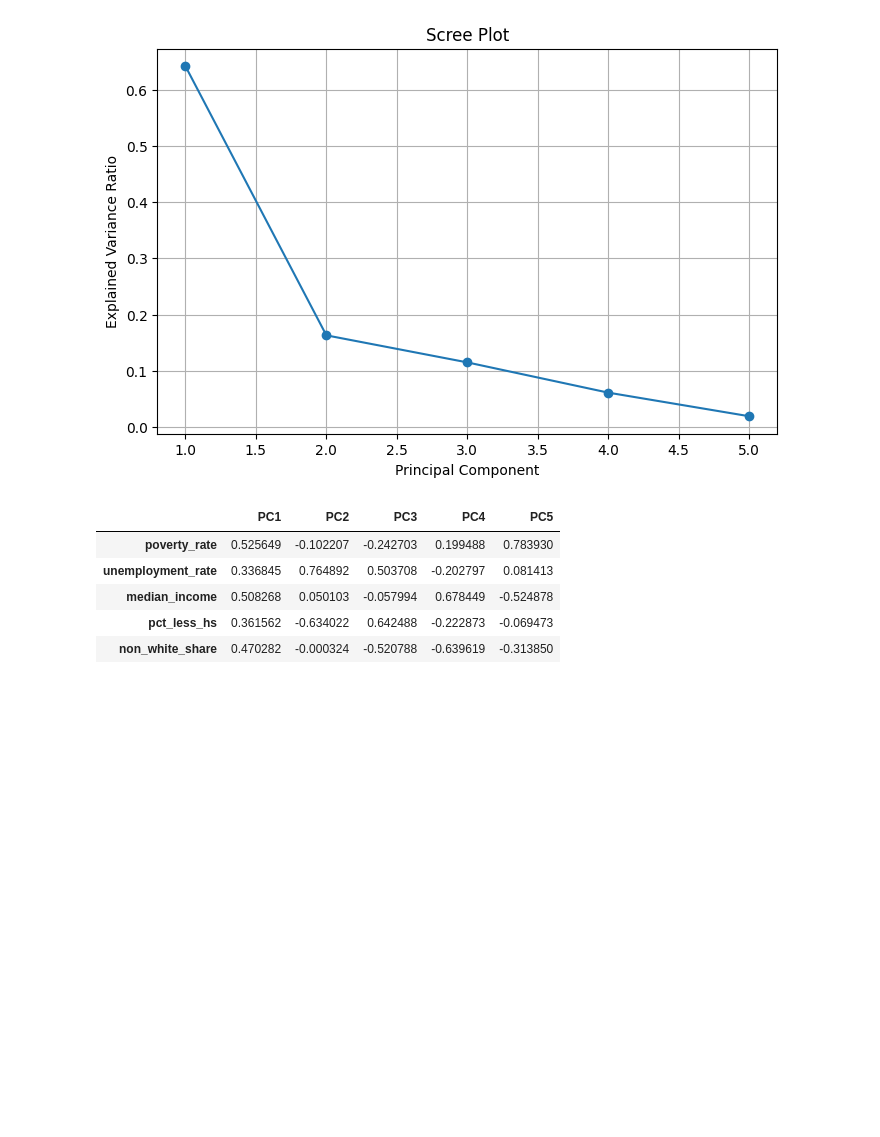
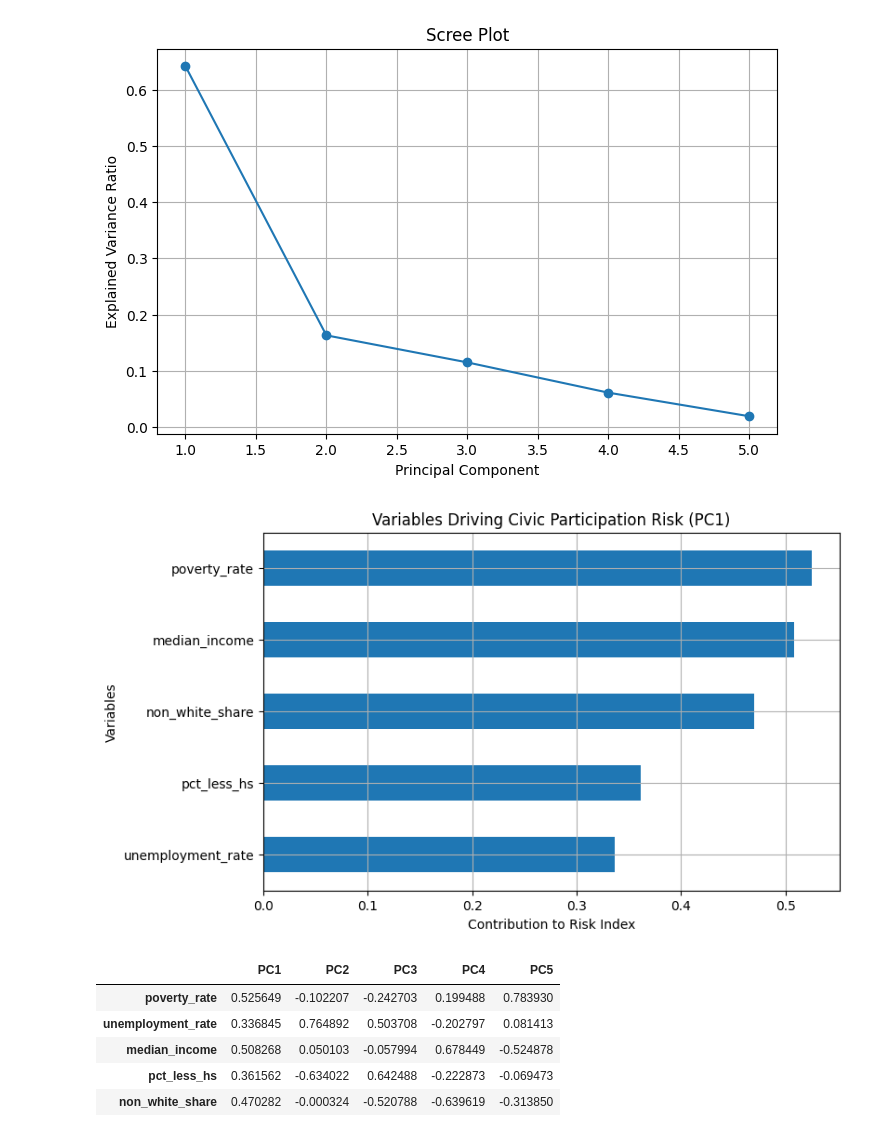
Before and after one commit to lacarabela/GC-CPRI, a Jupyter notebook: notebooks/02_pca_analysis.ipynb, the cells around one changed output. Saved outputs shown, nothing was run; the diff lists cells and outputs as text; code cells hidden in the pictures; blank space fills up the shorter version.

```diff
--- a/notebooks/02_pca_analysis.ipynb
+++ b/notebooks/02_pca_analysis.ipynb
@@ -155,6 +155,23 @@ plt.grid(True)
 plt.show()
 # %% [output]
 [figure]
+# %%
+# PC1 Loadings Bar Chart
+
+plt.figure(figsize=(8, 5))
+
+# Sort values for cleaner visualization
+loadings["PC1"].sort_values().plot(kind="barh")
+
+plt.title("Variables Driving Civic Participation Risk (PC1)")
+plt.xlabel("Contribution to Risk Index")
+plt.ylabel("Variables")
+
+plt.grid(True)
+
+plt.show()
+# %% [output]
+[figure, added]
 # %%
 loadings = pd.DataFrame(
     pca.components_.T,
```
Also changed, not shown: 4 other files.
